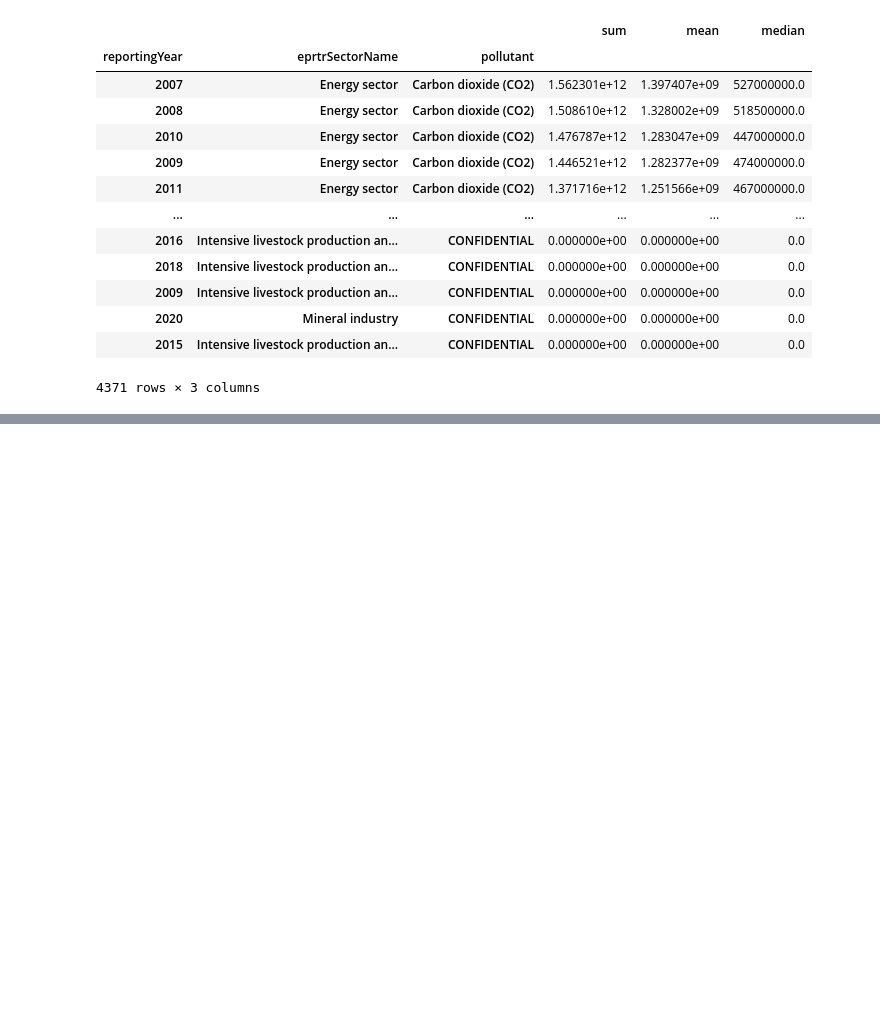
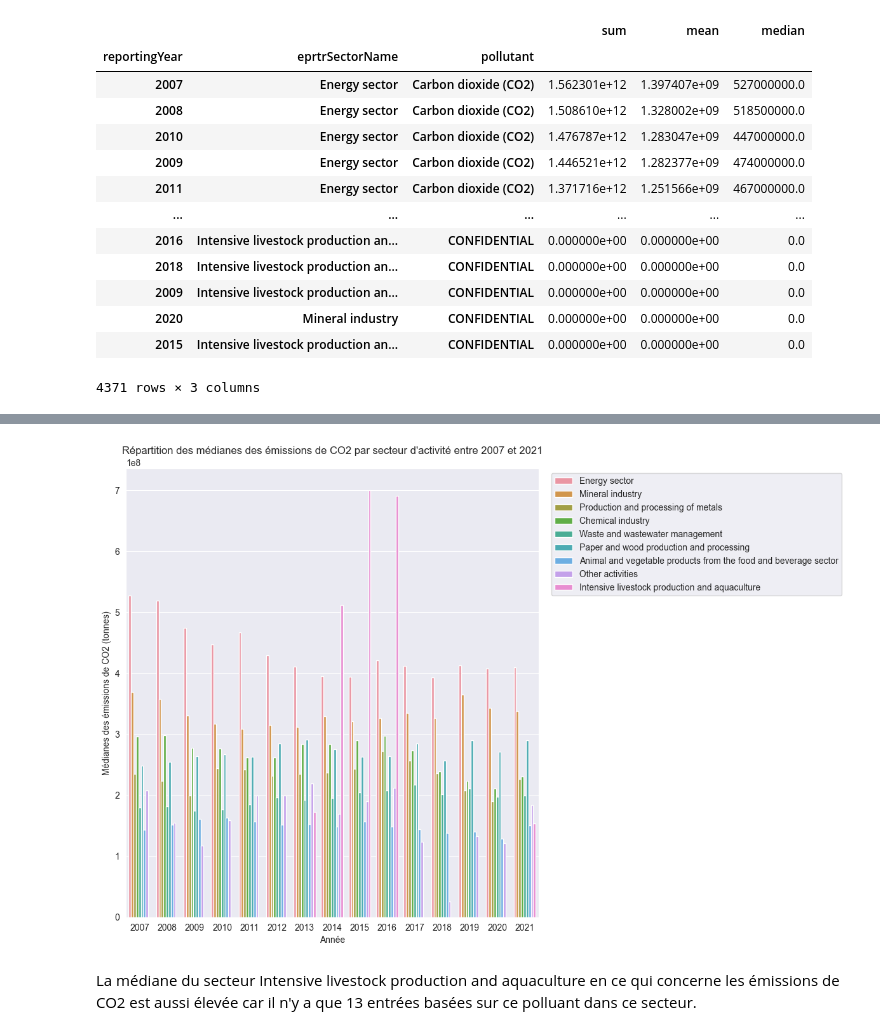
Before and after one commit to FanZy0127/environmental_impact, a Jupyter notebook: modules/Air/jupyter_main_air.ipynb, the cells around one changed output, grey strips where cells are left out. Drawn from its saved outputs; the diff is of its cells as text; code cells hidden in the pictures; blank space fills up the shorter version.

```diff
--- a/modules/Air/jupyter_main_air.ipynb
+++ b/modules/Air/jupyter_main_air.ipynb
@@ -621,2 +685,19 @@ plt.show()
+# %%
+plt.figure(figsize=(12, 8))
+sns.set_palette("viridis")
+
+sns.barplot(data=co2_data, x="reportingYear", y="median", hue="eprtrSectorName")
+plt.xlabel("Année")
+plt.ylabel("Médianes des émissions de CO2 (tonnes)")
+plt.title("Répartition des médianes des émissions de CO2 par secteur d'activité entre 2007 et 2021")
+
+plt.legend(bbox_to_anchor=(1.02, 1), loc="upper left")
+
+plt.tight_layout()
+plt.show()
+# %% [output]
+[figure, added]
+# %% [markdown]
+La médiane du secteur Intensive livestock production and aquaculture en ce qui concerne les émissions de CO2 est aussi élevée car il n'y a que 13 entrées basées sur ce polluant dans ce secteur.
 # %%
 # TODO
```
Also changed, not shown: parts of 9 cells of this notebook.
